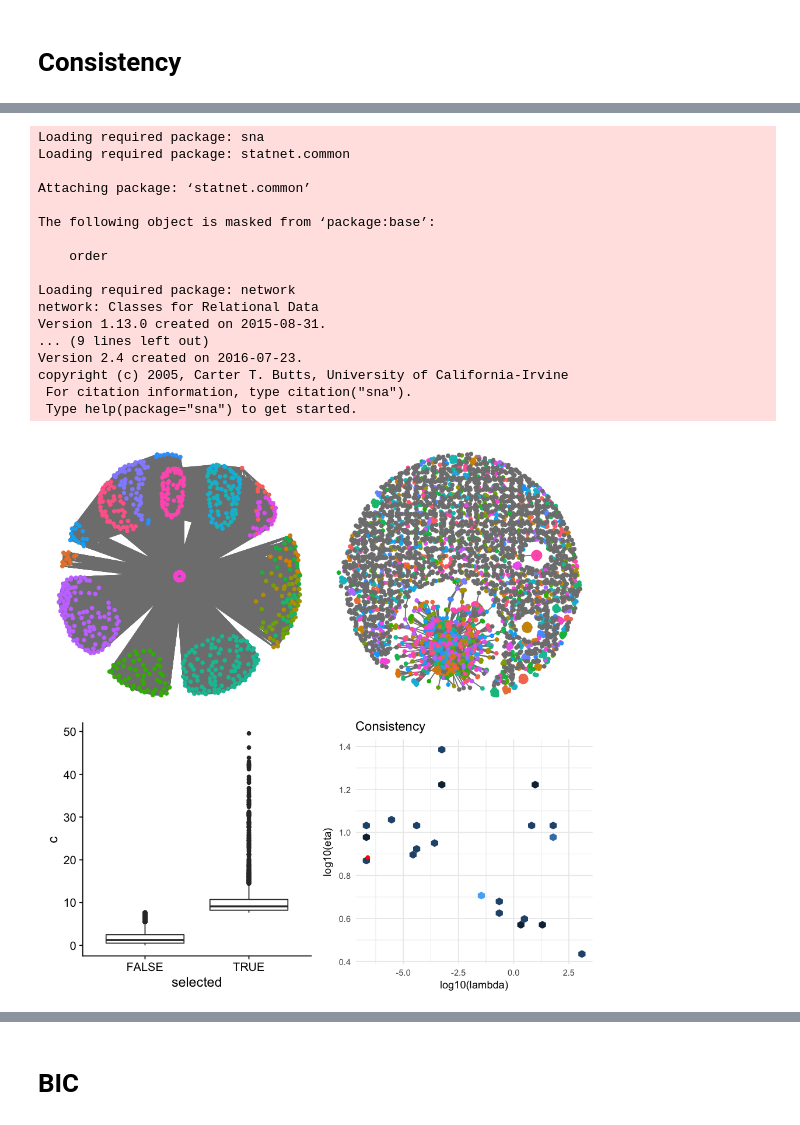
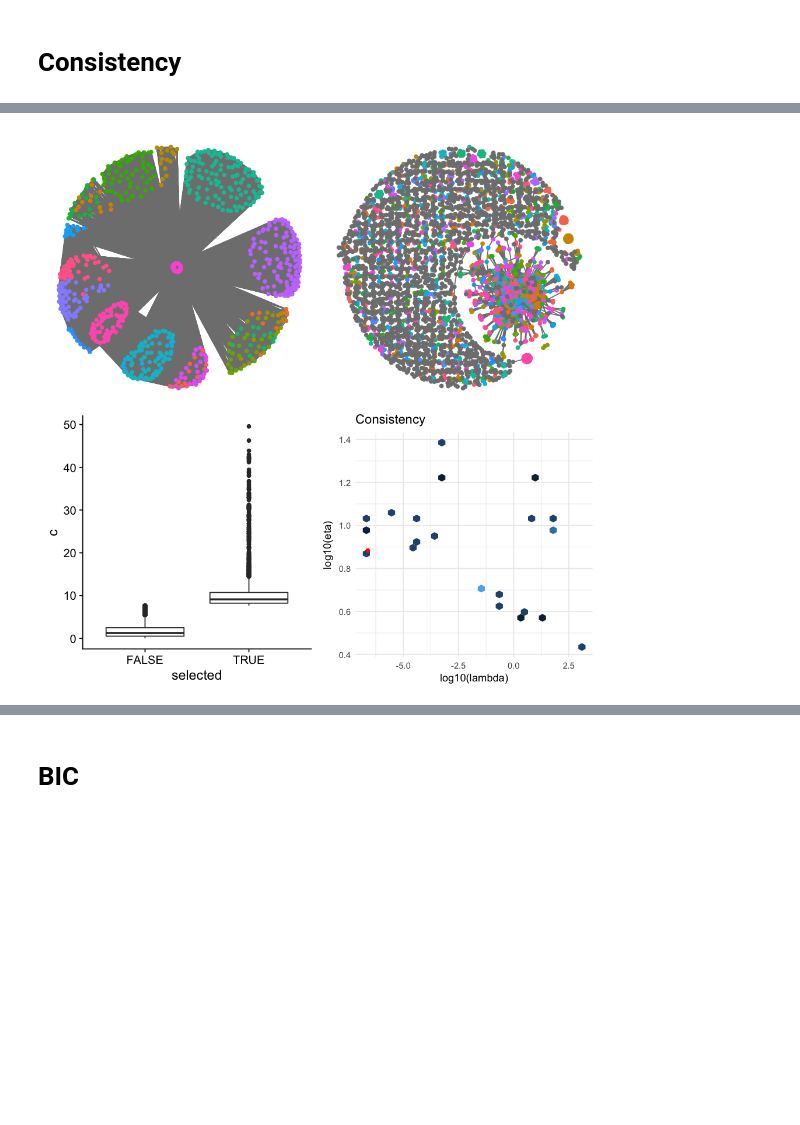
Before and after one commit to hclimente/genewa, a Jupyter notebook: results/fishy_gi/fishy_gi_study.ipynb, the cells around one changed output, grey strips where cells are left out. Cells and saved outputs as stored; diff of their text form; code cells hidden in the pictures; blank space fills up the shorter version.

```diff
--- a/results/fishy_gi/fishy_gi_study.ipynb
+++ b/results/fishy_gi/fishy_gi_study.ipynb
@@ -74,55 +75,38 @@ Warning message:
 # %%
-plot_subnets <- function(cones, e, s) {
+plot_subnets <- function(cones, net, e, s) {
 
     hy <- filter(hyper, model_selection == s & experiment == e)
 
     causal <- filter(cones, exp == e) %>%
         filter(causal) %>%
         .$snp %>%
         as.character %>%
         plot_subnetwork(genesis, net, .) +
             guides(color=FALSE)
 
     detected <- filter(cones, exp == e) %>%
         filter(selected) %>%
         .$snp %>%
         as.character %>%
         plot_subnetwork(genesis, net, .) +
             guides(color=FALSE)
 
     box <- filter(cones, exp == e) %>%
         ggplot(aes(x = selected, y = c)) +
         geom_boxplot()
 
     hyperplot <- plotHyper +
         geom_point(data = hy, aes(x=log10(lambda), y=log10(eta)), colour="red") +
         guides(fill=FALSE)
 
     plot_grid(causal, detected, box, hyperplot) %>% print
 
 }
 
 options(repr.plot.width=8, repr.plot.height=8)
 e <- filter(hyper, lambda < 1e-6 & model_selection == "consistency")$experiment[1]
-plot_subnets(cons, e, "consistency")
+suppressMessages(plot_subnets(cons, net, e, "consistency"))
 # %% [output]
-Loading required package: sna
-Loading required package: statnet.common
-
-Attaching package: ‘statnet.common’
-
-The following object is masked from ‘package:base’:
-
-    order
-
-Loading required package: network
-network: Classes for Relational Data
-Version 1.13.0 created on 2015-08-31.
-... (9 lines left out)
-Version 2.4 created on 2016-07-23.
-copyright (c) 2005, Carter T. Butts, University of California-Irvine
- For citation information, type citation("sna").
- Type help(package="sna") to get started.
-[figure, old version]
+[figure, new version]
 # %%
 e <- filter(hyper, lambda > 1e2 & eta > 2 & model_selection == "consistency")$experiment[1]
```
Also changed, not shown: parts of 23 cells of this notebook, 1 other file.
